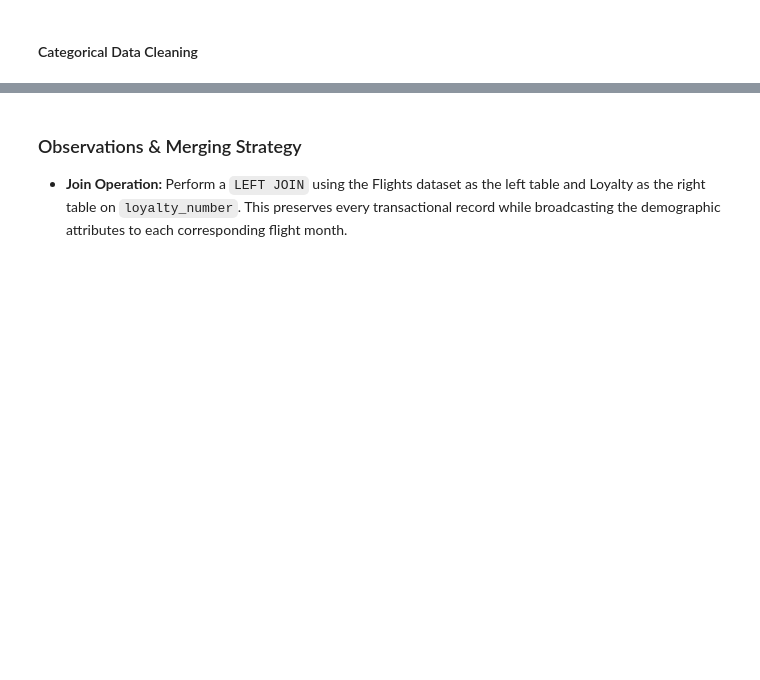
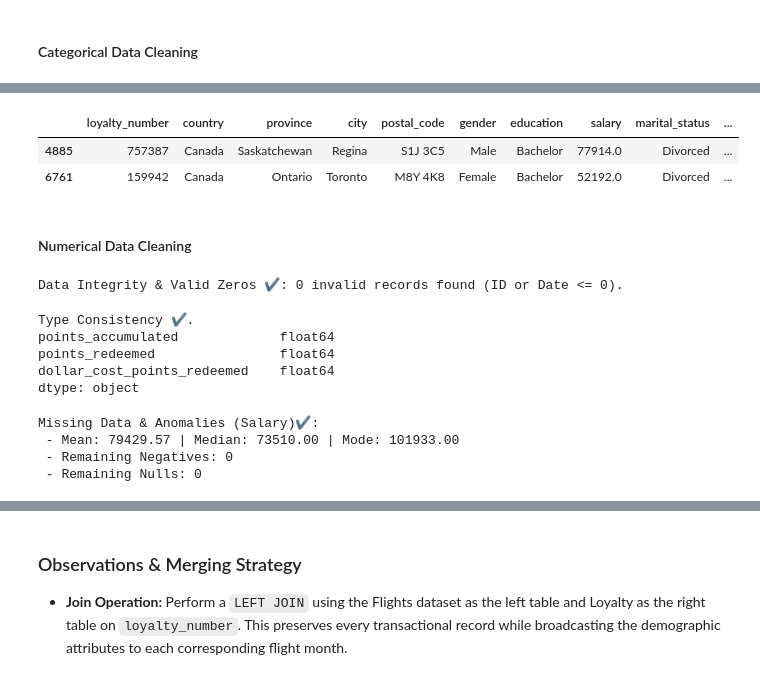
Before and after one commit to Adalab/bda-modulo-3-evaluacion-final-nataliapozoaraque-hash, a Jupyter notebook: flight_loyalty.analysis.ipynb, the cells around one changed output, grey strips where cells are left out. Cells and saved outputs as stored; diff of their text form; code cells hidden in the pictures; blank space fills up the shorter version.

```diff
--- a/flight_loyalty.analysis.ipynb
+++ b/flight_loyalty.analysis.ipynb
@@ -206,0 +248,27 @@ display(df_loyalty[string_cols_loyalty].sample(2).style.format(lambda x: x.title
+# %%
+df_loyalty.sample(2)
+# %% [output]
+|  | loyalty_number | country | province | city | postal_code | gender | education | salary | marital_status | ... |
+| 4885 | 757387 | Canada | Saskatchewan | Regina | S1J 3C5 | Male | Bachelor | 77914.0 | Divorced | ... |
+| 6761 | 159942 | Canada | Ontario | Toronto | M8Y 4K8 | Female | Bachelor | 52192.0 | Divorced | ... |
+# %% [markdown]
+#### Numerical Data Cleaning
+# %%
+# Ensures that every record has a valid identifier and a non-null temporal reference.
+invalid_records = df_flights[(df_flights['loyalty_number'] <= 0) | (df_flights['flight_date'].isnull())]
+print(f"Data Integrity & Valid Zeros ✔️: {len(invalid_records)} invalid records found (ID or Date <= 0).")
+# %% [output]
+Data Integrity & Valid Zeros ✔️: 0 invalid records found (ID or Date <= 0).
+# %%
+# Type Casting point metrics: Harmonizing integers to floats for consistency
+df_flights['points_redeemed'] = df_flights['points_redeemed'].astype(float)
+df_flights['dollar_cost_points_redeemed'] = df_flights['dollar_cost_points_redeemed'].astype(float)
+
+print(f"Type Consistency ✔️.\n"
+      f"{df_flights[[ 'points_accumulated' , 'points_redeemed', 'dollar_cost_points_redeemed']].dtypes}")
+# %% [output]
+Type Consistency ✔️.
+points_accumulated             float64
+points_redeemed                float64
+dollar_cost_points_redeemed    float64
+dtype: object
@@ -206,0 +286,11 @@ display(df_loyalty[string_cols_loyalty].sample(2).style.format(lambda x: x.title
+# %%
+# Simplified Verification of Imputation Results
+print(f"Missing Data & Anomalies (Salary)✔️:\n"
+      f" - Mean: {s_mean:.2f} | Median: {s_median:.2f} | Mode: {s_mode:.2f}\n"
+      f" - Remaining Negatives: {len(df_loyalty[df_loyalty['salary'] < 0])}\n"
+      f" - Remaining Nulls: {df_loyalty['salary'].isnull().sum()}\n")
+# %% [output]
+Missing Data & Anomalies (Salary)✔️:
+ - Mean: 79429.57 | Median: 73510.00 | Mode: 101933.00
+ - Remaining Negatives: 0
+ - Remaining Nulls: 0
```
Also changed, not shown: parts of 20 cells of this notebook.
